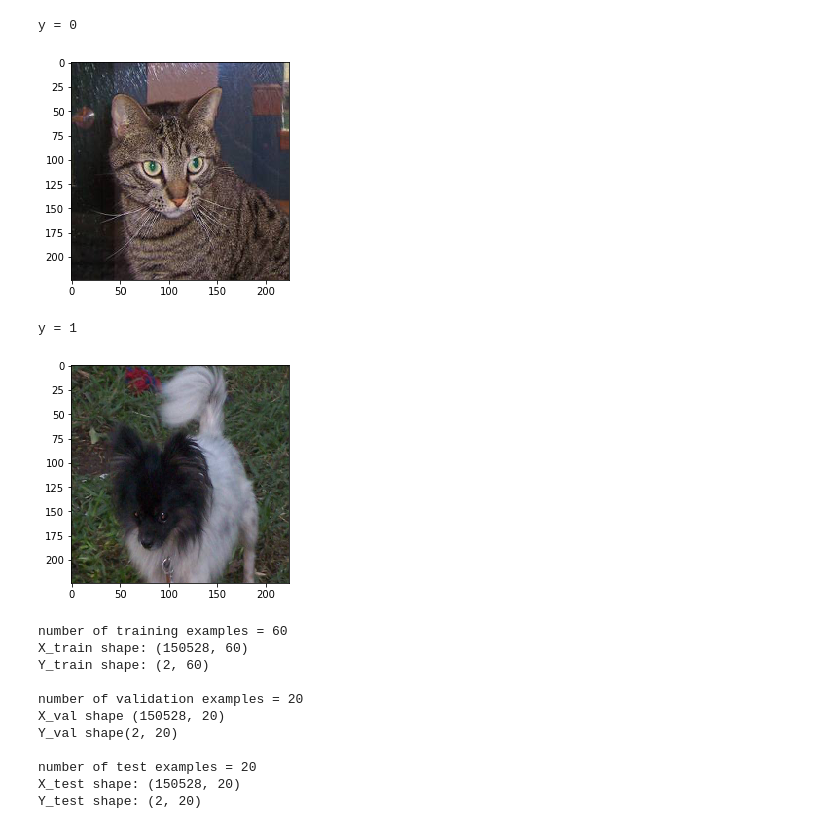
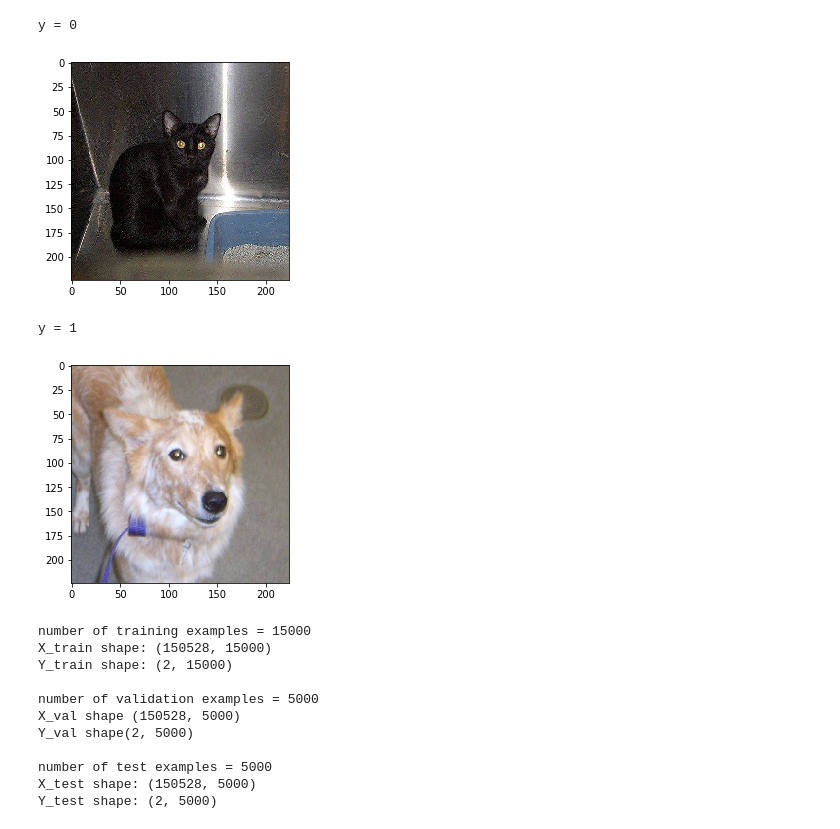
Before and after one commit to anirvan90/deeplearning-basics, a Jupyter notebook: DogsVsCats.ipynb, the cells around one changed output. Cells and saved outputs as stored; diff of their text form; code cells hidden in the pictures.

```diff
--- a/DogsVsCats.ipynb
+++ b/DogsVsCats.ipynb
@@ -12,24 +12,24 @@ from loader import load_dataset, convert_to_one_hot, random_mini_batches, predic
 # %%
 # Data Paths
 
-#full = 'data/dogsvcats.hdf5'
-#X_train_orig, Y_train_orig, X_val_orig, Y_val_orig, X_test_orig, Y_test_orig = load_dataset(full)
+full = 'data/dogsvcats.hdf5'
+X_train_orig, Y_train_orig, X_val_orig, Y_val_orig, X_test_orig, Y_test_orig = load_dataset(full)
 
-sample = 'data/dogsvcats-sample.hdf5'
-X_train_orig, Y_train_orig, X_val_orig, Y_val_orig, X_test_orig, Y_test_orig = load_dataset(sample)
+#sample = 'data/dogsvcats-sample.hdf5'
+#X_train_orig, Y_train_orig, X_val_orig, Y_val_orig, X_test_orig, Y_test_orig = load_dataset(sample)
 # %%
-index = 3
+index = 7
 plt.imshow(X_train_orig[index])
 print("y = "+str(np.squeeze(Y_train_orig[:, index])))
 # %% [output]
 y = 0
-[figure, old version]
+[figure, new version]
 # %%
 plt.imshow(X_val_orig[index])
 print("y = "+str(np.squeeze(Y_val_orig[:,index])))
 # %% [output]
 y = 1
-[figure, old version]
+[figure, new version]
 # %%
 X_train_flatten = X_train_orig.reshape(X_train_orig.shape[0], -1).T
 X_val_flatten = X_val_orig.reshape(X_val_orig.shape[0], -1).T
@@ -43,6 +43,16 @@ Y_train = convert_to_one_hot(Y_train_orig, 2)
 Y_val = convert_to_one_hot(Y_val_orig, 2)
 Y_test = convert_to_one_hot(Y_test_orig, 2)
 
+del(X_train_flatten)
+del(X_val_flatten)
+del(X_test_flatten)
+del(X_train_orig)
+del(X_val_orig)
+del(X_test_orig)
+del(Y_train_orig)
+del(Y_val_orig)
+del(Y_test_orig)
+
 print ("number of training examples = " + str(X_train.shape[1]))
 print ("X_train shape: " + str(X_train.shape))
 print ("Y_train shape: " + str(Y_train.shape))
@@ -53,17 +63,17 @@ print ("\nnumber of test examples = " + str(X_test.shape[1]))
 print ("X_test shape: " + str(X_test.shape))
 print ("Y_test shape: " + str(Y_test.shape))
 # %% [output]
-number of training examples = 60
-X_train shape: (150528, 60)
-Y_train shape: (2, 60)
+number of training examples = 15000
+X_train shape: (150528, 15000)
+Y_train shape: (2, 15000)
 
-number of validation examples = 20
-X_val shape (150528, 20)
-Y_val shape(2, 20)
+number of validation examples = 5000
+X_val shape (150528, 5000)
+Y_val shape(2, 5000)
 
-number of test examples = 20
-X_test shape: (150528, 20)
-Y_test shape: (2, 20)
+number of test examples = 5000
+X_test shape: (150528, 5000)
+Y_test shape: (2, 5000)
 # %%
 def create_placeholders(n_x, n_y):
     """
```
Also changed, not shown: parts of 3 cells of this notebook, 2 other files.
